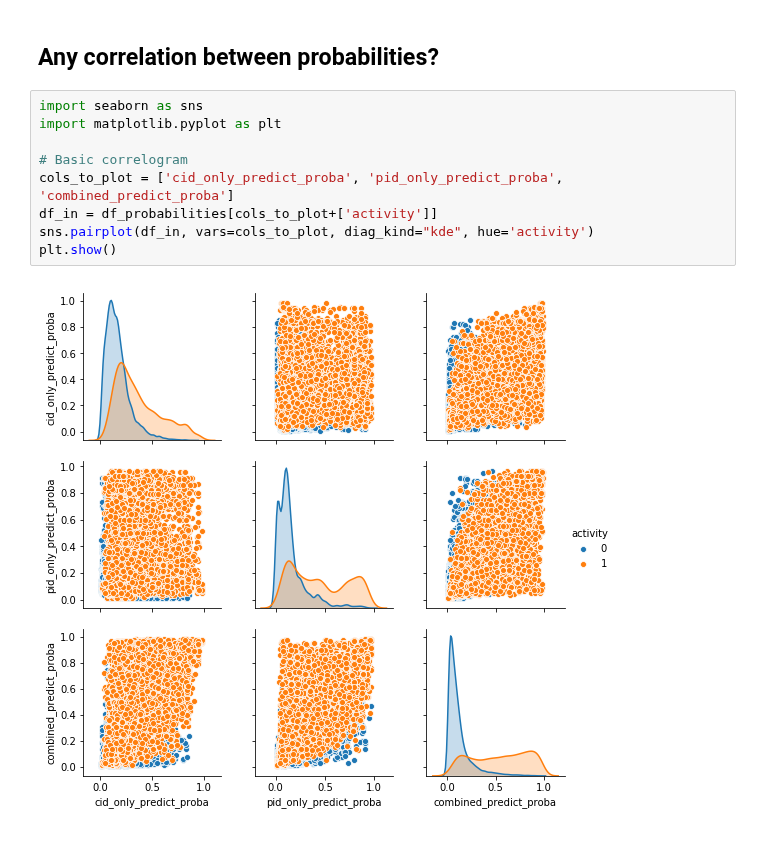
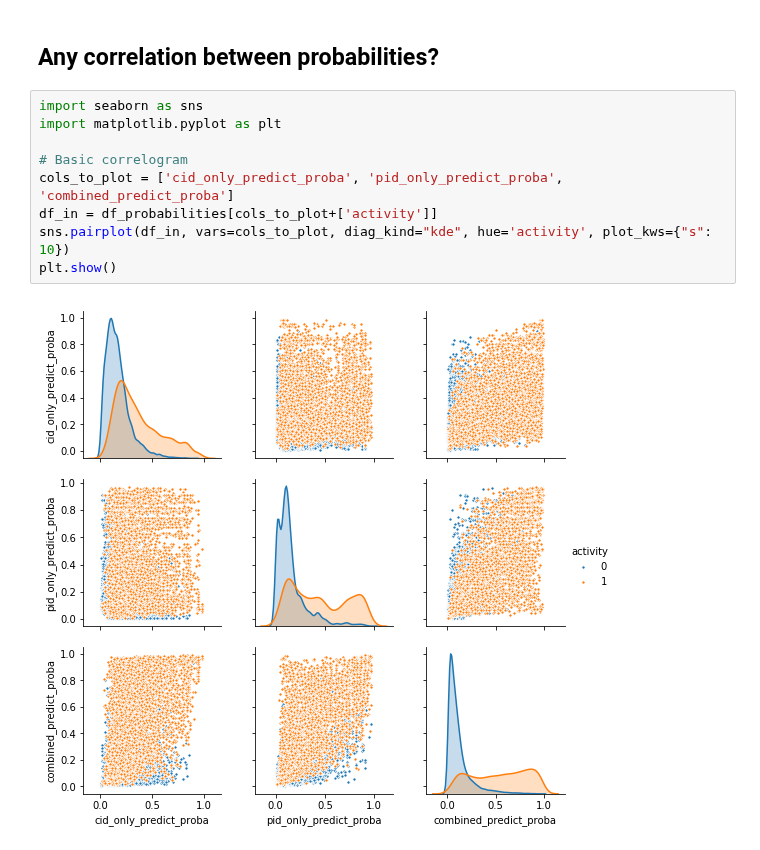
Before and after one commit to BrianDavisMath/FDA-COVID19, a Jupyter notebook: notebooks/model_comparison/model_comparison.ipynb, the cells around one changed output. Cells and saved outputs as stored; diff of their text form.

Commit message:
Added correlation plots for probs.

```diff
--- a/notebooks/model_comparison/model_comparison.ipynb
+++ b/notebooks/model_comparison/model_comparison.ipynb
@@ -46,11 +46,11 @@ df_probabilities.head()
 # %%
 import seaborn as sns
 import matplotlib.pyplot as plt
 
 # Basic correlogram
 cols_to_plot = ['cid_only_predict_proba', 'pid_only_predict_proba', 'combined_predict_proba']
 df_in = df_probabilities[cols_to_plot+['activity']]
-sns.pairplot(df_in, vars=cols_to_plot, diag_kind="kde", hue='activity')
+sns.pairplot(df_in, vars=cols_to_plot, diag_kind="kde", hue='activity', plot_kws={"s": 10})
 plt.show()
 # %% [output]
-[figure, old version]
+[figure, new version]
```
